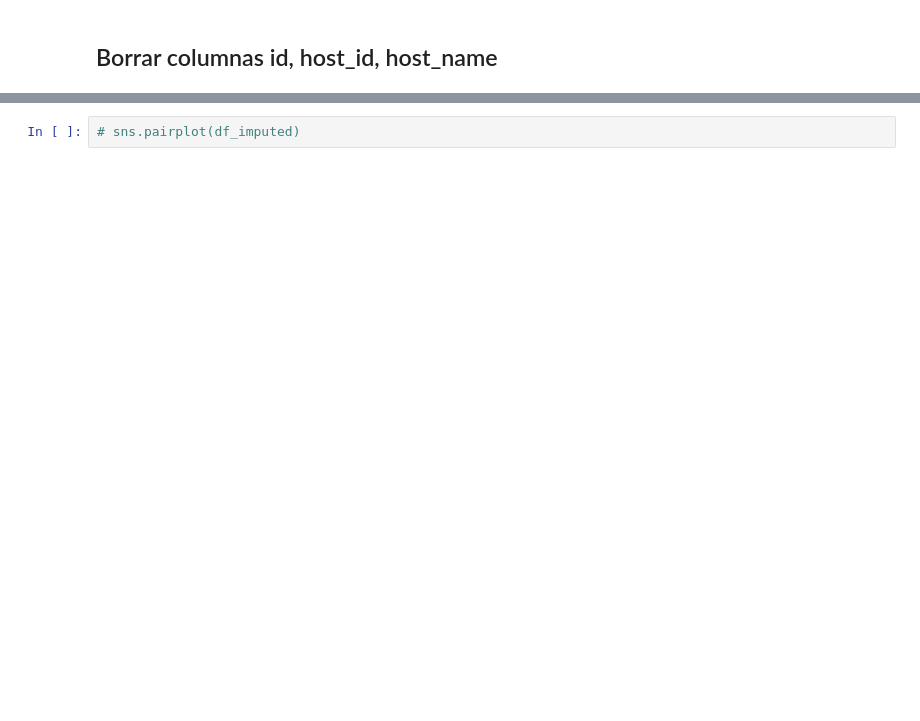
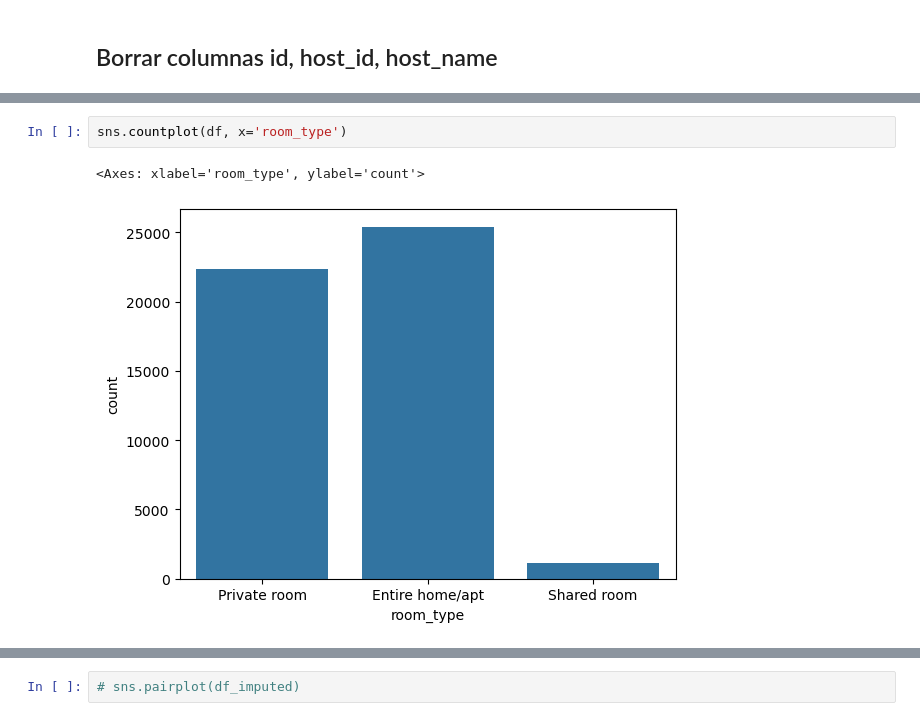
Before and after one commit to Fenix-v/-MODULO5.0, a Jupyter notebook: ejercicio.luis_fernandez_linde.ipynb, the cells around one changed output, grey strips where cells are left out. Saved outputs shown, nothing was run; the diff lists cells and outputs as text; blank space fills up the shorter version.

```diff
--- a/ejercicio.luis_fernandez_linde.ipynb
+++ b/ejercicio.luis_fernandez_linde.ipynb
@@ -93,0 +71,5 @@ df_imputed.head()
+# %%
+sns.countplot(df, x='room_type')
+# %% [output]
+<Axes: xlabel='room_type', ylabel='count'>
+[figure, added]
```
Also changed, not shown: parts of 49 cells of this notebook.
